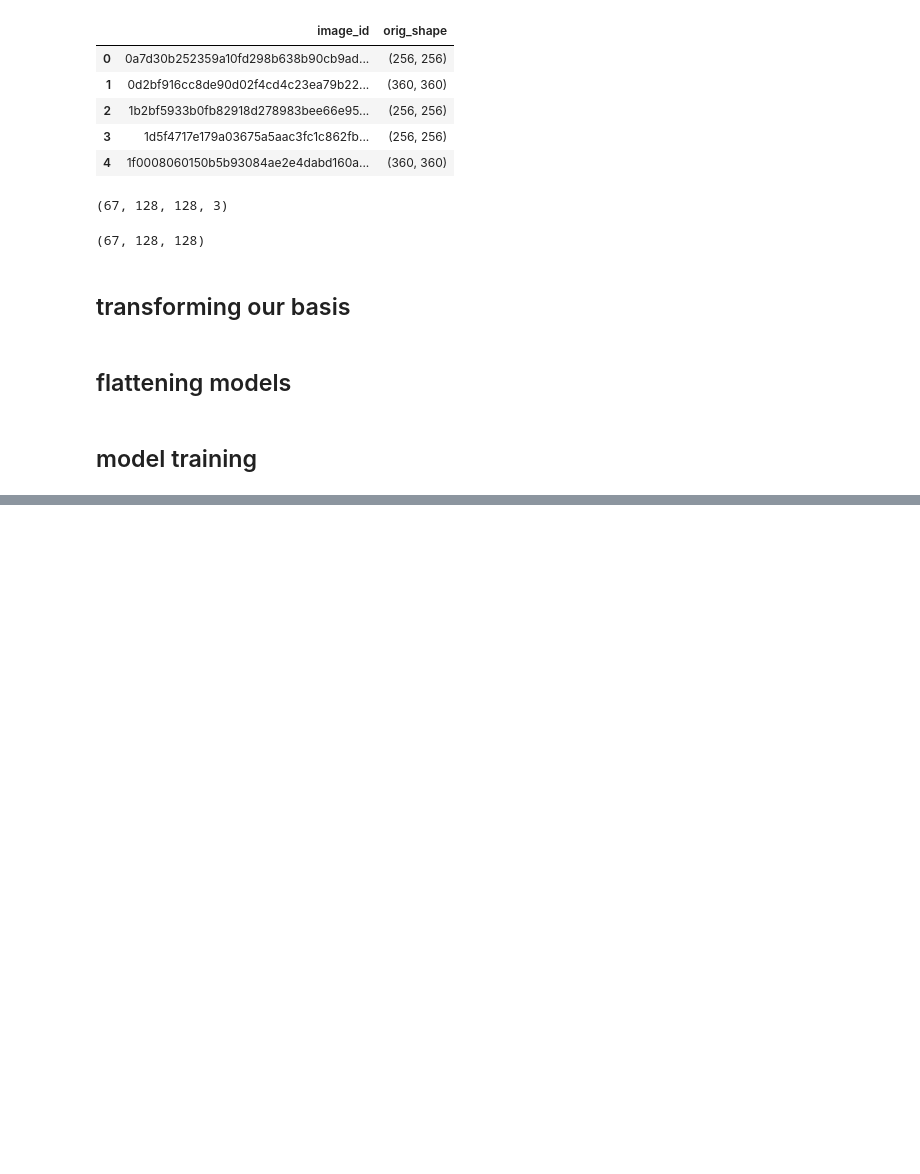
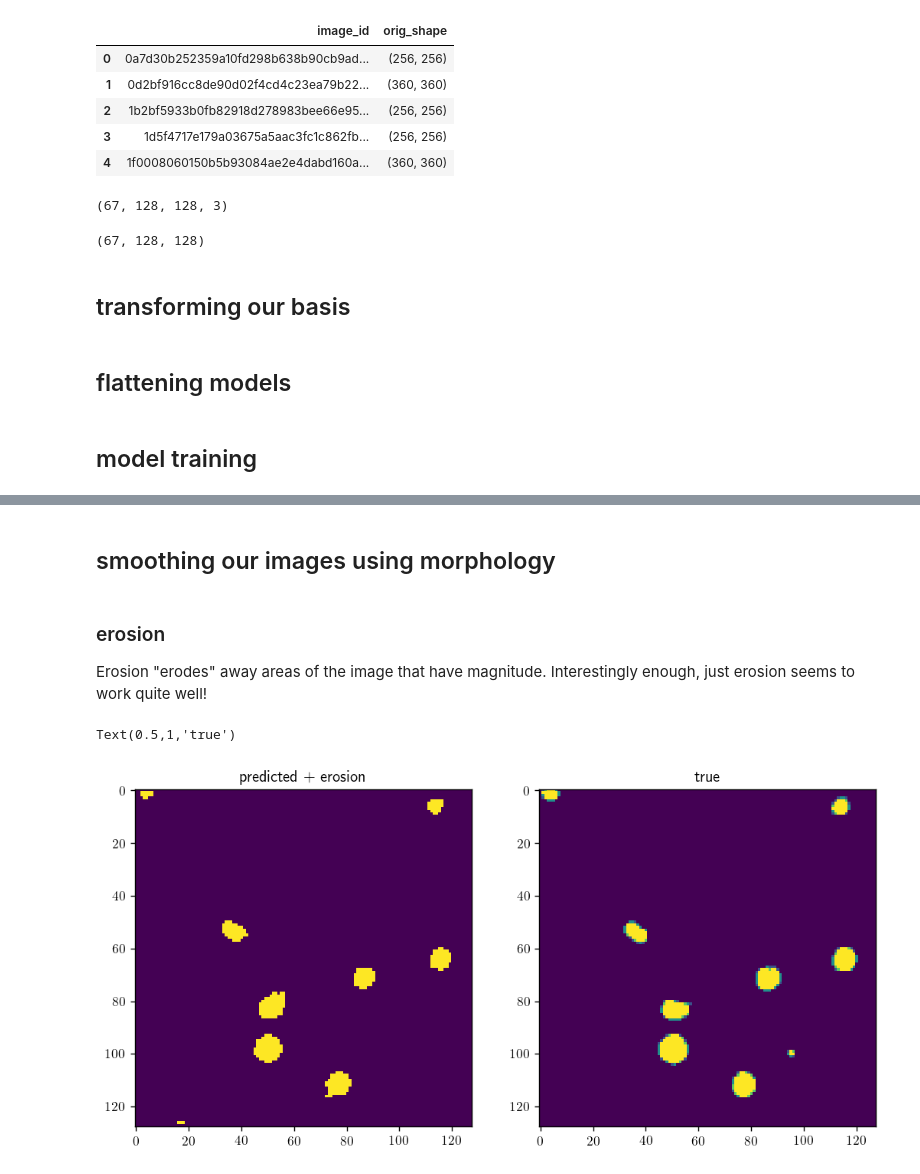
Before and after one commit to gvacaliuc/comp540-term-project, a Jupyter notebook: notebooks/gv8-full-pipeline.ipynb, the cells around one changed output, grey strips where cells are left out. Cells and saved outputs as stored; diff of their text form; code cells hidden in the pictures; blank space fills up the shorter version.

```diff
--- a/notebooks/gv8-full-pipeline.ipynb
+++ b/notebooks/gv8-full-pipeline.ipynb
@@ -144,0 +267,2 @@ plt.show()
+# %% [markdown]
+## smoothing our images using morphology
@@ -144,0 +271,14 @@ plt.show()
+# %% [markdown]
+### erosion
+
+Erosion "erodes" away areas of the image that have magnitude.  Interestingly enough, just erosion seems to work quite well!
+# %%
+plt.subplot(121)
+plt.imshow(morphology.binary_erosion(pred_mask))
+plt.title("predicted + erosion".format(thresh))
+plt.subplot(122)
+plt.imshow(true_mask)
+plt.title("true")
+# %% [output]
+Text(0.5,1,'true')
+[figure, added]
```
Also changed, not shown: parts of 47 cells of this notebook.
